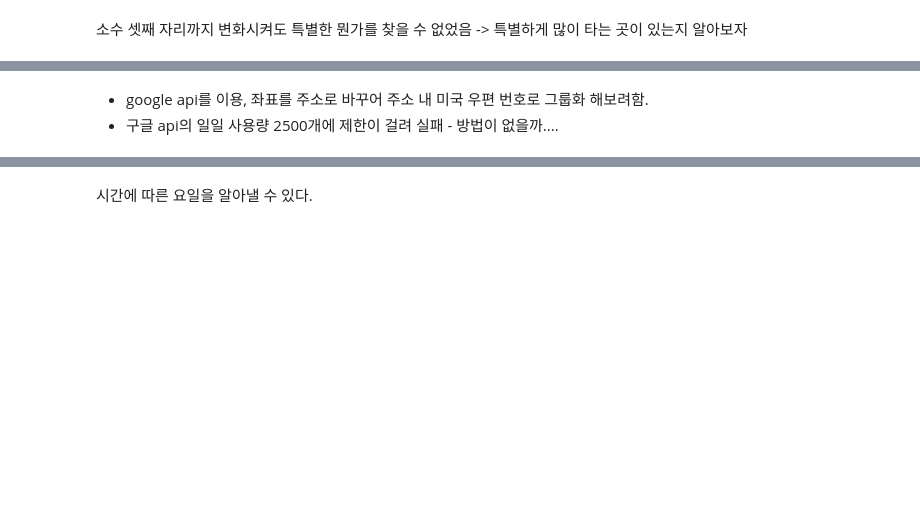
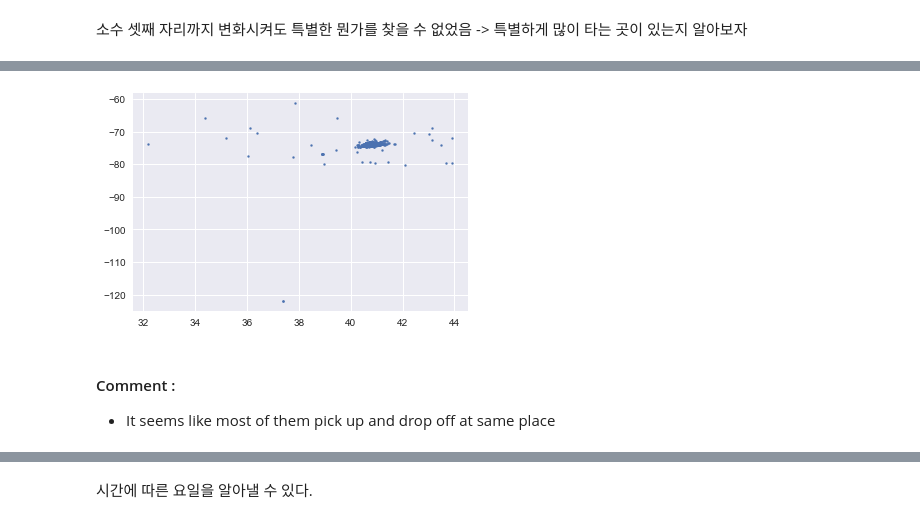
Before and after one commit to KANG91/dss-project-taxi, a Jupyter notebook: Kang/EDA_KANG.ipynb, the cells around one changed output, grey strips where cells are left out. Saved outputs shown, nothing was run; the diff lists cells and outputs as text; code cells hidden in the pictures; blank space fills up the shorter version.

```diff
--- a/Kang/EDA_KANG.ipynb
+++ b/Kang/EDA_KANG.ipynb
@@ -115 +177,9 @@ sns.jointplot(x = "dropoff_latitude", y = "dropoff_longitude", data = data_set)
+# %%
+plt.scatter(x = "dropoff_latitude", y = "dropoff_longitude", data = train, s = 4)
+plt.show()
+# %% [output]
+[figure, added]
+# %% [markdown]
+#### Comment :
+- It seems like most of them pick up and drop off at same place
 # %%
@@ -143,3 +210,0 @@ print(pickup_address[0])
-# %% [markdown]
-- google api를 이용, 좌표를 주소로 바꾸어 주소 내 미국 우편 번호로 그룹화 해보려함.
-- 구글 api의 일일 사용량 2500개에 제한이 걸려 실패 - 방법이 없을까....
```
Also changed, not shown: parts of 57 cells of this notebook, 1 other file.
